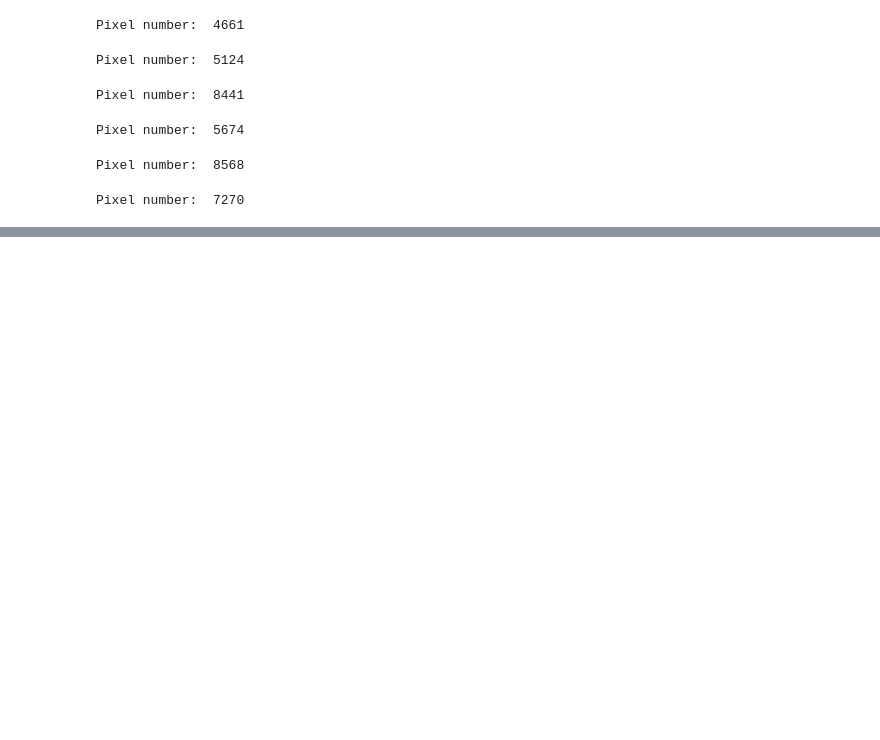
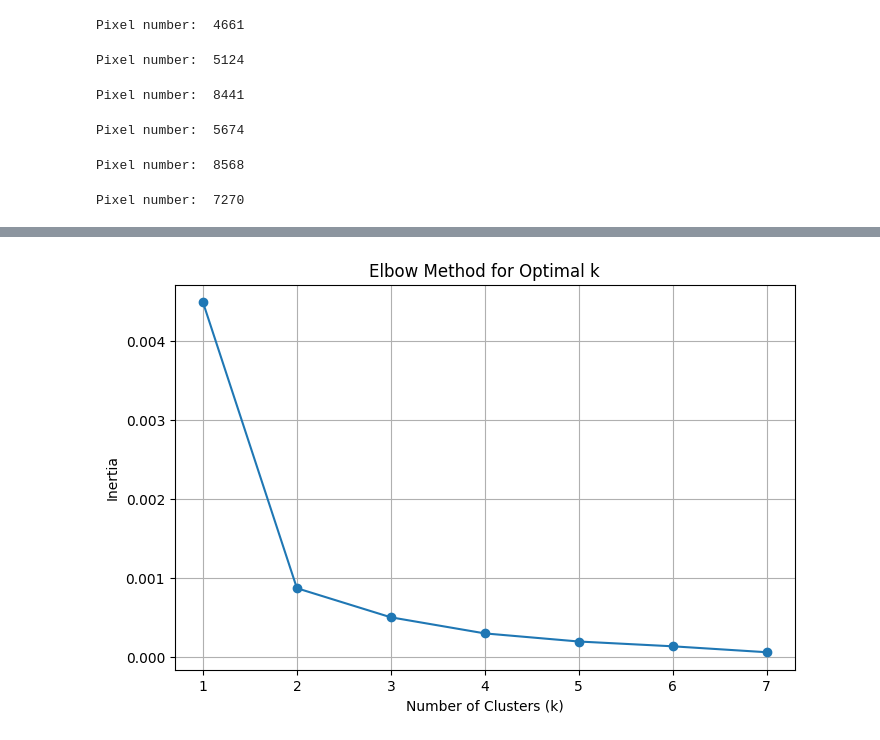
Before and after one commit to AnneMartheH/Vaar_2025, a Jupyter notebook: 2023_gode_bilder.ipynb, the cells around one changed output, grey strips where cells are left out. Cells and saved outputs as stored; diff of their text form; code cells hidden in the pictures; blank space fills up the shorter version.

```diff
--- a/2023_gode_bilder.ipynb
+++ b/2023_gode_bilder.ipynb
@@ -433,0 +1171,21 @@ Pixel number:  7270
+# %%
+latitudes_t_24_0914 = satobj_h1_t_24_0914.latitudes
+longitudes_t_24_0914 = satobj_h1_t_24_0914.longitudes
+
+piksel_row_t_24_0914, piksel_col_t_24_0914 = f.latLong_to_piksel(target_lat, target_lon, latitudes_t_24_0914, longitudes_t_24_0914) #from file funcions_autonom.py
+#rss_matrix_0328 = f.rss_matrix(120, piksel_row_0328,piksel_col_0328, l1d_cube_0328)
+rss_matrix_t_24_0914 = f.water_masked_rss_matrix(piksel_row_t_24_0914,piksel_col_t_24_0914, l1d_cube_t_24_0914, satobj_h1_t_24_0914)
+
+mean_spectrum_t_24_0914 = np.mean(rss_matrix_t_24_0914, axis=1) ## mean over rad  # gjenomsnitt
+median_spectrum_t_24_0914 = np.median(rss_matrix_t_24_0914, axis=1) ## mean over rad  # gjenomsnitt
+
+l2_norm_t_24_0914 = np.linalg.norm(mean_spectrum_t_24_0914)  #l2 norm
+l2_normalized_spectrum_t_24_0914 = mean_spectrum_t_24_0914 / l2_norm_t_24_0914  #l2 normalisering
+
+l2_norm_median_t_24_0914 = np.linalg.norm(median_spectrum_t_24_0914)  #l2 norm
+l2_normalized_median_spectrum_t_24_0914 = median_spectrum_t_24_0914 / l2_norm_median_t_24_0914  #l2 normalisering
+
+normaized_spectrum_t_24_0914 = f.min_max_nomralization(mean_spectrum_t_24_0914) #min max normalisering
+normaized_spectrum_median_t_24_0914 = f.min_max_nomralization(median_spectrum_t_24_0914) #min max normalisering
+
+std_spectrum_t_24_0914 = np.std(rss_matrix_t_24_0914, axis=1)  #standar4_0914
@@ -468,0 +1429,26 @@ Error:
+# %%
+## elbow plot
+
+import matplotlib.pyplot as plt
+from sklearn.cluster import KMeans
+
+# Try different values of k
+inertias = []
+k_values = range(1, 8)  # Try k from 1 to 10
+
+for k in k_values:
+    kmeans = KMeans(n_clusters=k, random_state=42)
+    kmeans.fit(l2_clustering_median_2024) ##********************************************
+    inertias.append(kmeans.inertia_)
+
+# Plot the elbow curve
+plt.figure(figsize=(8, 5))
+plt.plot(k_values, inertias, marker='o')
+plt.xlabel('Number of Clusters (k)')
+plt.ylabel('Inertia')
+plt.title('Elbow Method for Optimal k')
+plt.xticks(k_values)
+plt.grid(True)
+plt.show()
+# %% [output]
+[figure, added]
```
Also changed, not shown: parts of 41 cells of this notebook, 14 other files.
